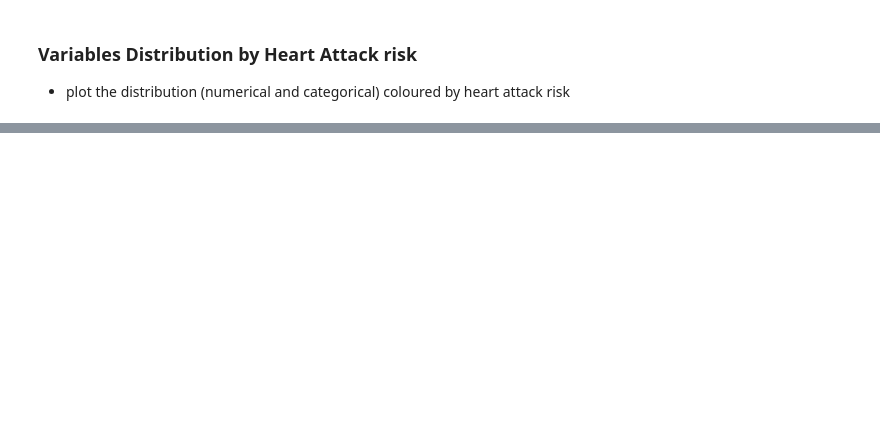
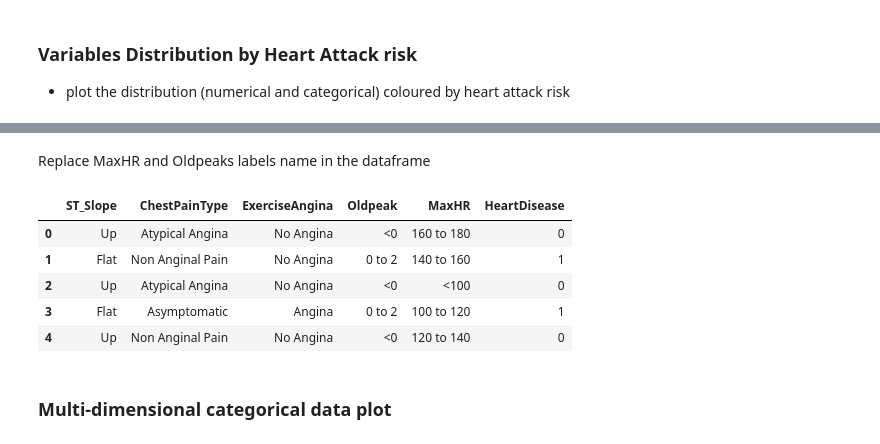
Before and after one commit to AngeloGaeta1990/Heart_attack_risk, a Jupyter notebook: jupyer_notebooks/Data_exploration.ipynb, the cells around one changed output, grey strips where cells are left out. Saved outputs shown, nothing was run; the diff lists cells and outputs as text; code cells hidden in the pictures; blank space fills up the shorter version.

Commit message:
feat: complete data exploration

```diff
--- a/jupyer_notebooks/Data_exploration.ipynb
+++ b/jupyer_notebooks/Data_exploration.ipynb
@@ -226,0 +267,32 @@ for col in vars_to_study:
+# %%
+def rename_bin_labels(column_name, map_name):
+    n_classes = len(map_name) - 1
+    classes_ranges = disc.binner_dict_[column_name][1:-1]
+
+    labels_map = {}
+    for n in range(0, n_classes):
+        if n == 0:
+            labels_map[n] = f"<{classes_ranges[0]}"
+        elif n == n_classes-1:
+            labels_map[n] = f"+{classes_ranges[-1]}"
+        else:
+            labels_map[n] = f"{classes_ranges[n-1]} to {classes_ranges[n]}"
+    return labels_map
+
+max_hr_labels = rename_bin_labels('MaxHR',max_hr_map)
+oldpeak_labels = rename_bin_labels('Oldpeak',oldpeak_map)
+# %% [markdown]
+Replace MaxHR and Oldpeaks labels name in the dataframe
+# %%
+df_parallel['MaxHR'] = df_parallel['MaxHR'].replace(max_hr_labels)
+df_parallel['Oldpeak'] = df_parallel['Oldpeak'].replace(oldpeak_labels)
+df_parallel.head()
+# %% [output]
+|  | ST_Slope | ChestPainType | ExerciseAngina | Oldpeak | MaxHR | HeartDisease |
+| 0 | Up | Atypical Angina | No Angina | <0 | 160 to 180 | 0 |
+| 1 | Flat | Non Anginal Pain | No Angina | 0 to 2 | 140 to 160 | 1 |
+| 2 | Up | Atypical Angina | No Angina | <0 | <100 | 0 |
+| 3 | Flat | Asymptomatic | Angina | 0 to 2 | 100 to 120 | 1 |
+| 4 | Up | Non Anginal Pain | No Angina | <0 | 120 to 140 | 0 |
+# %% [markdown]
+### Multi-dimensional categorical data plot
```
Also changed, not shown: parts of 15 cells of this notebook.
